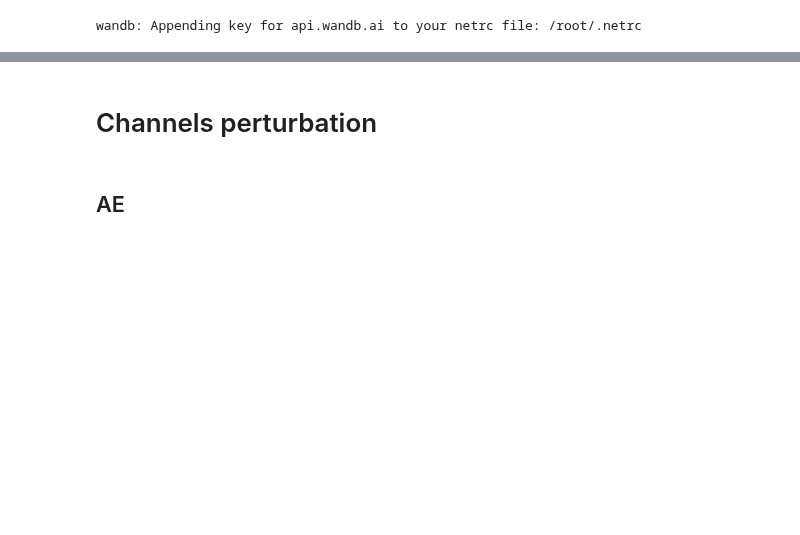
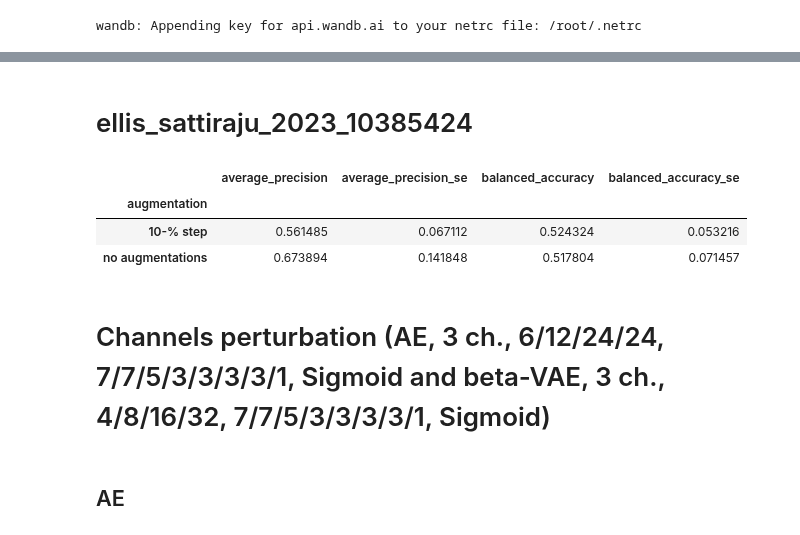
Before and after one commit to dwemer8/Depression_classification_from_EEG, a Jupyter notebook: results_analysis.ipynb, the cells around one changed output, grey strips where cells are left out. Cells and saved outputs as stored; diff of their text form; code cells hidden in the pictures; blank space fills up the shorter version.

```diff
--- a/results_analysis.ipynb
+++ b/results_analysis.ipynb
@@ -29,5 +185,37 @@ def group_f(df):
+# %% [markdown]
+# ellis_sattiraju_2023_10385424
+# %%
+runs_df = get_runs("dmitriykornilov_team/EEG_depression_classification")
+results = []
+model_type = 'final'
+
+for idx, run in runs_df.iterrows():
+    if run['config'].get('hash', 0) == '0x51e1953c' or \
+    (run['config'].get('hash', 0) == '0' and run['config'].get('run_hash', 0) in ['32c92d044ec30a90']): #with 10-% step augmentation and without any augmentations
+        description = run['config']['model']['model_description']
+        model = description.split(",")[-1].strip(" ")
+        results.append({
+            "run_hash": run['config']['run_hash'],
+            "augmentation": '10-% step' if run['config']['hash'] == '0x51e1953c' else 'no augmentations',
+
+            "average_precision": run['summary'][model_type]['clf.d.test.bs.average_precision'],
+            "average_precision_se": run['summary'][model_type]['clf.d.test.bs.average_precision.se'],
+            "balanced_accuracy": run['summary'][model_type]['clf.d.test.bs.balanced_accuracy'],
+            "balanced_accuracy_se": run['summary'][model_type]['clf.d.test.bs.balanced_accuracy.se']
+        })
+
+results = pd.DataFrame.from_records(results).set_index('run_hash', drop=True)
+results = results.groupby("run_hash").apply(group_f).sort_values(['augmentation'])
+
+results.set_index('augmentation', inplace=True)
+results
+# %% [output]
+|  | average_precision | average_precision_se | balanced_accuracy | balanced_accuracy_se |
+| augmentation |  |  |  |  |
+| 10-% step | 0.561485 | 0.067112 | 0.524324 | 0.053216 |
+| no augmentations | 0.673894 | 0.141848 | 0.517804 | 0.071457 |
 # %% [markdown]
-# Channels perturbation
+# Channels perturbation (AE, 3 ch., 6/12/24/24, 7/7/5/3/3/3/3/1, Sigmoid and beta-VAE, 3 ch., 4/8/16/32, 7/7/5/3/3/3/3/1, Sigmoid)
 # %% [markdown]
 ## AE
 # %% [markdown]
```
Also changed, not shown: parts of 10 cells of this notebook, 9 other files.
